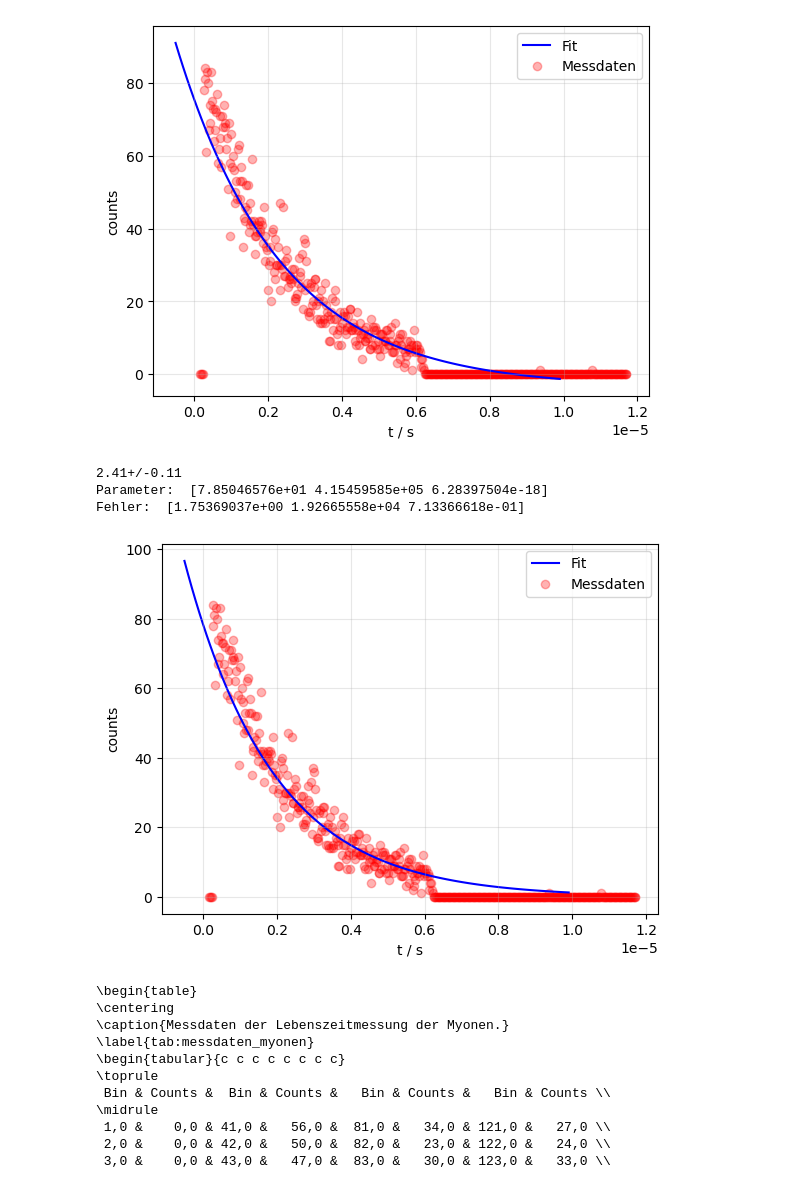
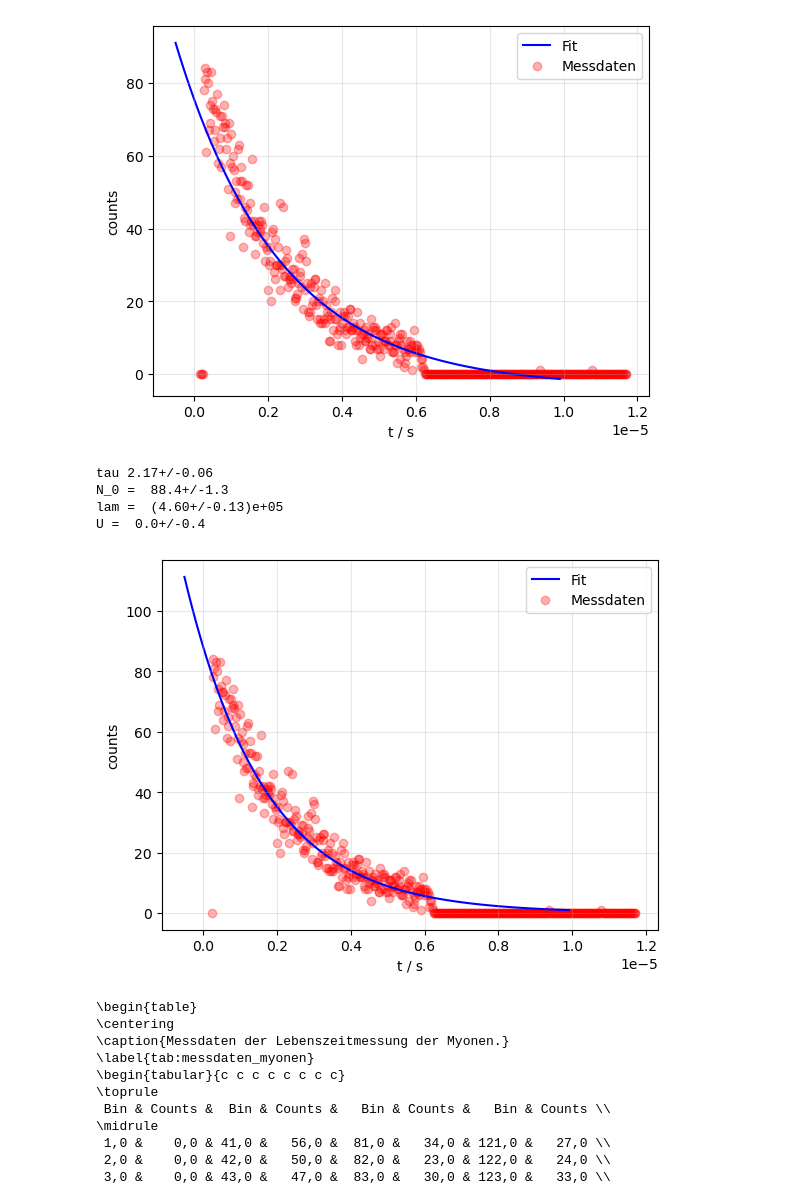
Before and after one commit to waerther/fortgeschrittenenpraktikum, a Jupyter notebook: v01/auswertung.ipynb, the cells around one changed output. Saved outputs shown, nothing was run; the diff lists cells and outputs as text; code cells hidden in the pictures.

```diff
--- a/v01/auswertung.ipynb
+++ b/v01/auswertung.ipynb
@@ -151,29 +151,33 @@ Fehler:  [1.55335125e+00 1.64916559e+04 8.28314658e-01]
 # %%
 def func4(t, N_0, lam, U):
     return N_0 * np.exp(- lam * t)+ U
 
 bounds = ([0, 0, 0], [np.inf, np.inf, np.inf])
 
-params, cov = curve_fit(func4, func3(bins), counts, bounds=bounds)
+params, cov = curve_fit(func4, func3(bins[3:]), counts[3:], bounds=bounds)
 N_0 = ufloat(params[0], np.sqrt(np.diag(cov))[0])
 lam = ufloat(params[1], np.sqrt(np.diag(cov))[1])
+U = ufloat(params[2], np.sqrt(np.diag(cov))[2])
 
-print((1 / lam ) * 10**6)
-print('Parameter: ', params, '\nFehler: ', np.sqrt(np.diag(cov)))
+print('tau', (1 / lam ) * 10**6)
+print('N_0 = ', N_0)
+print('lam = ', lam)
+print('U = ', U)
 
 x = np.arange(-0.5 *  10**(-6),10 * 10**(-6),0.1* 10**(-6))
 plt.plot(x, func4(x, *params), ls='-', c='b', zorder=1, label='Fit')
-plt.plot(func3(bins),counts, 'o', alpha=0.3, c='r', zorder=0, label='Messdaten')
+plt.plot(func3(bins[3:]),counts[3:], 'o', alpha=0.3, c='r', zorder=0, label='Messdaten')
 plt.xlabel('t / s')
 plt.ylabel('counts')
 plt.grid('::', alpha=0.3)
 plt.legend()
 plt.show()
 # %% [output]
-2.41+/-0.11
-Parameter:  [7.85046576e+01 4.15459585e+05 6.28397504e-18]
-Fehler:  [1.75369037e+00 1.92665558e+04 7.13366618e-01]
+tau 2.17+/-0.06
+N_0 =  88.4+/-1.3
+lam =  (4.60+/-0.13)e+05
+U =  0.0+/-0.4
-[figure, old version]
+[figure, new version]
 # %%
 data1 = np.c_[bins[:40], counts[:40], bins[40:80], counts[40:80], bins[80:120], counts[80:120], bins[120:160],counts[120:160]]
 
```
Also changed, not shown: 3 other files.
